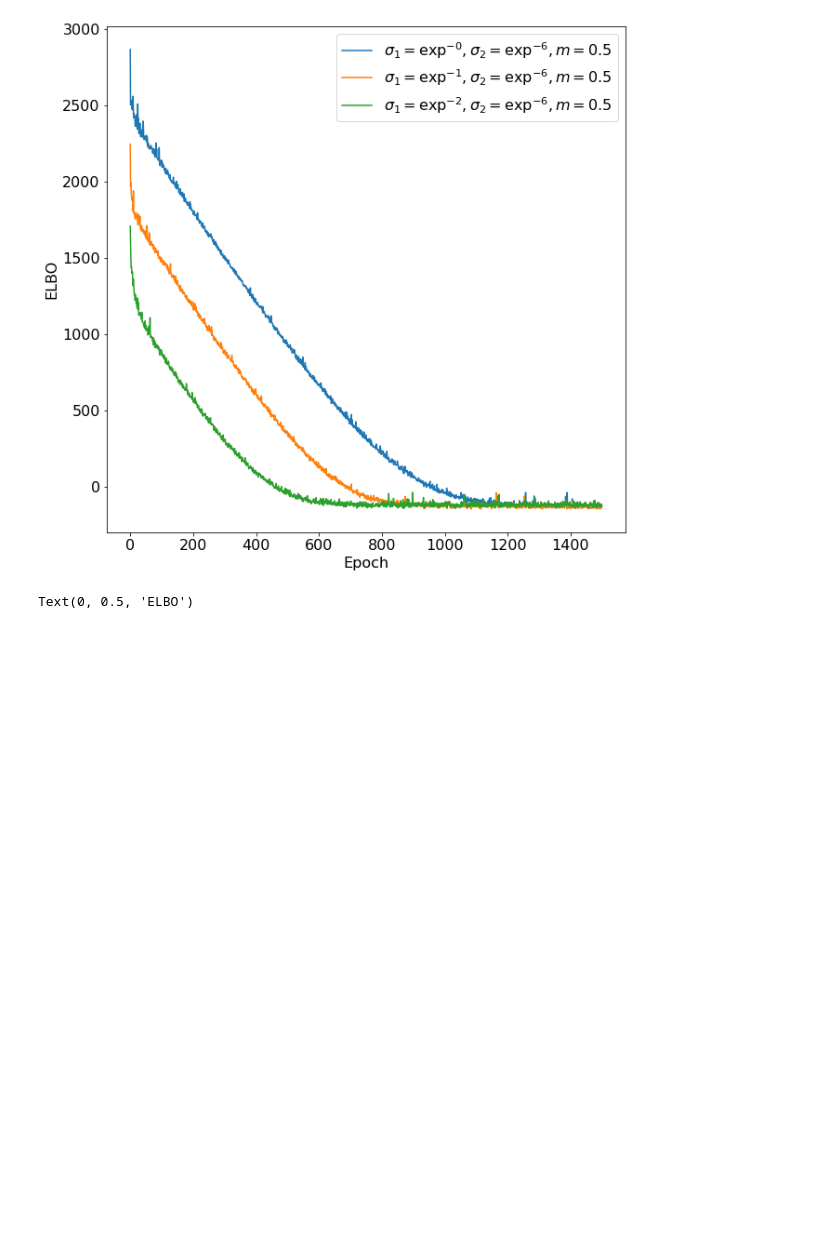
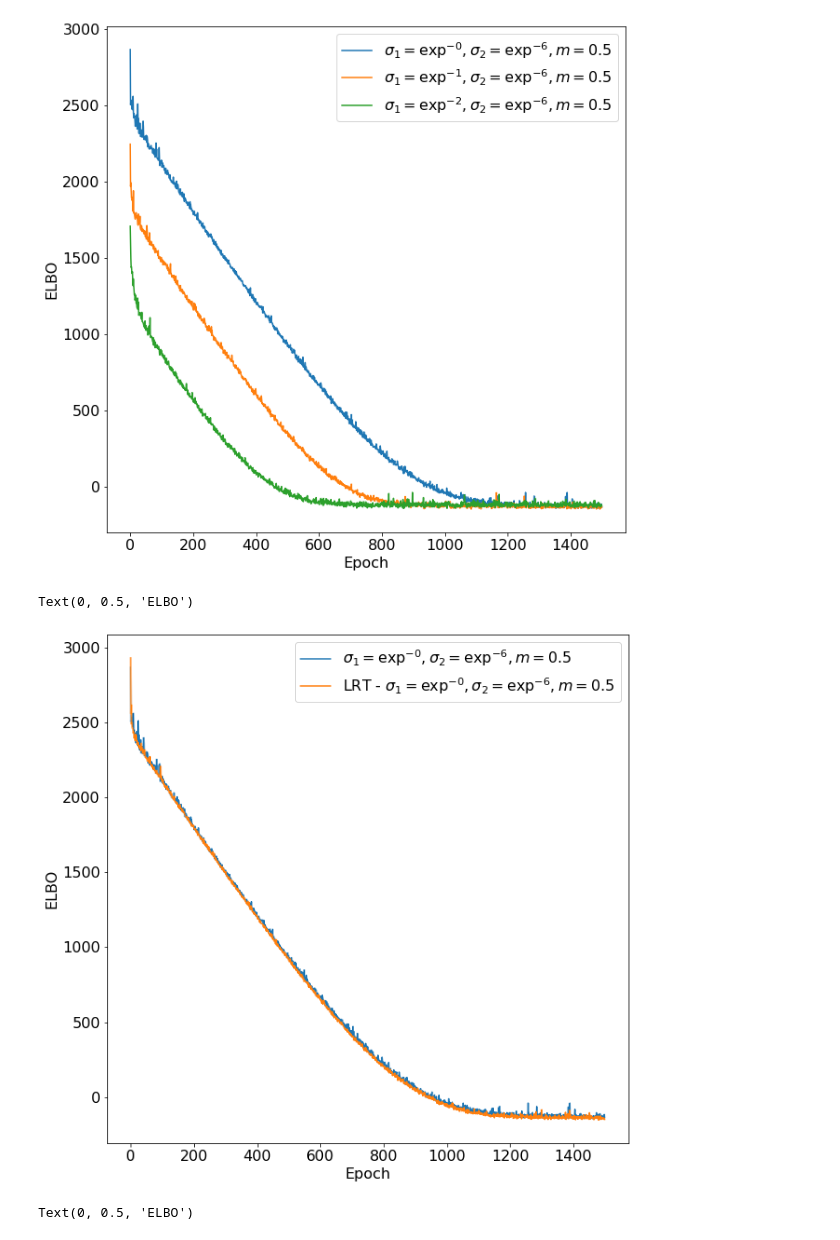
Before and after one commit to Cambridge-Uni-MLMI-Advanced-ML-21-22-G7/BBB, a Jupyter notebook: jupyter/regression.ipynb, the cells around one changed output. Cells and saved outputs as stored; diff of their text form; code cells hidden in the pictures; blank space fills up the shorter version.

```diff
--- a/jupyter/regression.ipynb
+++ b/jupyter/regression.ipynb
@@ -45,3 +40,6 @@ ModelDetails = namedtuple('ModelDetails', 'dir mclass label')
+# %%
+DnnModelDetails = namedtuple('ModelDetails', 'dir mclass do label')
+BnnModelDetails = namedtuple('ModelDetails', 'dir mclass lrt s1 s2 m label')
 # %% [markdown]
 ## Trained Regression Models
 # %%
@@ -82,6 +80,19 @@ ax.set_ylabel('ELBO')
 # %% [output]
 Text(0, 0.5, 'ELBO')
 [figure]
+# %%
+fig, ax = plt.subplots(1, 1, figsize=(10,10))
+
+for model in ['bnn_sigma_1_exp_0_sigma_2_exp_6_m50', 'bnn_lrt_sigma_1_exp_0_sigma_2_exp_6_m50']:
+    model_details = MODEL_DETAILS_DICT[model]
+    loss = np.load(os.path.join(model_details.dir, 'loss.npy'))
+    ax.plot(loss, label=model_details.label)
+ax.legend()
+ax.set_xlabel('Epoch')
+ax.set_ylabel('ELBO')
+# %% [output]
+Text(0, 0.5, 'ELBO')
+[figure, added]
 # %%
 fig, ax = plt.subplots(1, 1, figsize=(10,10))
 
```
Also changed, not shown: parts of 26 cells of this notebook.
